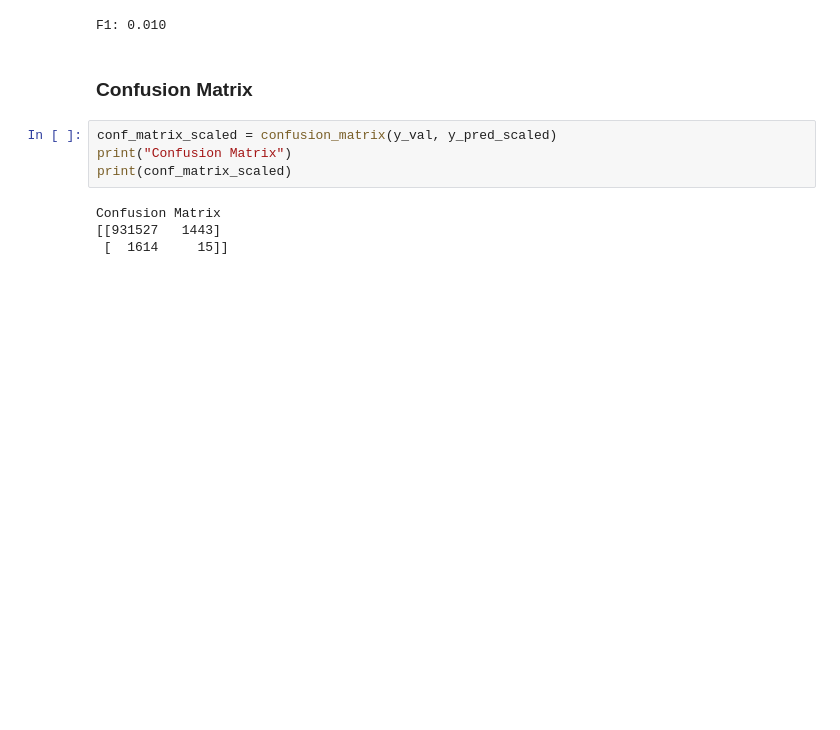
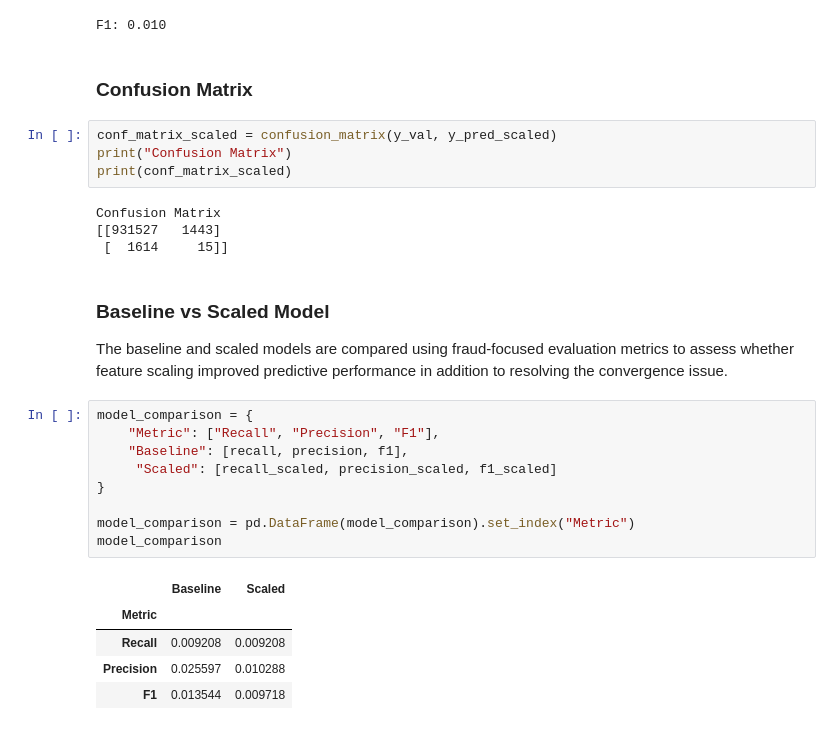
Before and after one commit to martynawieruszewska/finsight-fintech-analytics, a Jupyter notebook: notebooks/ml/02_logistic_regression.ipynb, the cells around one changed output. Drawn from its saved outputs; the diff is of its cells as text; blank space fills up the shorter version.

```diff
--- a/notebooks/ml/02_logistic_regression.ipynb
+++ b/notebooks/ml/02_logistic_regression.ipynb
@@ -341,3 +342,22 @@ print(conf_matrix_scaled)
 Confusion Matrix
 [[931527   1443]
  [  1614     15]]
+# %% [markdown]
+### Baseline vs Scaled Model
+
+The baseline and scaled models are compared using fraud-focused evaluation metrics to assess whether feature scaling improved predictive performance in addition to resolving the convergence issue.
+# %%
+model_comparison = {
+    "Metric": ["Recall", "Precision", "F1"],
+    "Baseline": [recall, precision, f1],
+     "Scaled": [recall_scaled, precision_scaled, f1_scaled]
+}
+
+model_comparison = pd.DataFrame(model_comparison).set_index("Metric")
+model_comparison
+# %% [output]
+|  | Baseline | Scaled |
+| Metric |  |  |
+| Recall | 0.009208 | 0.009208 |
+| Precision | 0.025597 | 0.010288 |
+| F1 | 0.013544 | 0.009718 |
```
Also changed, not shown: parts of 14 cells of this notebook.
